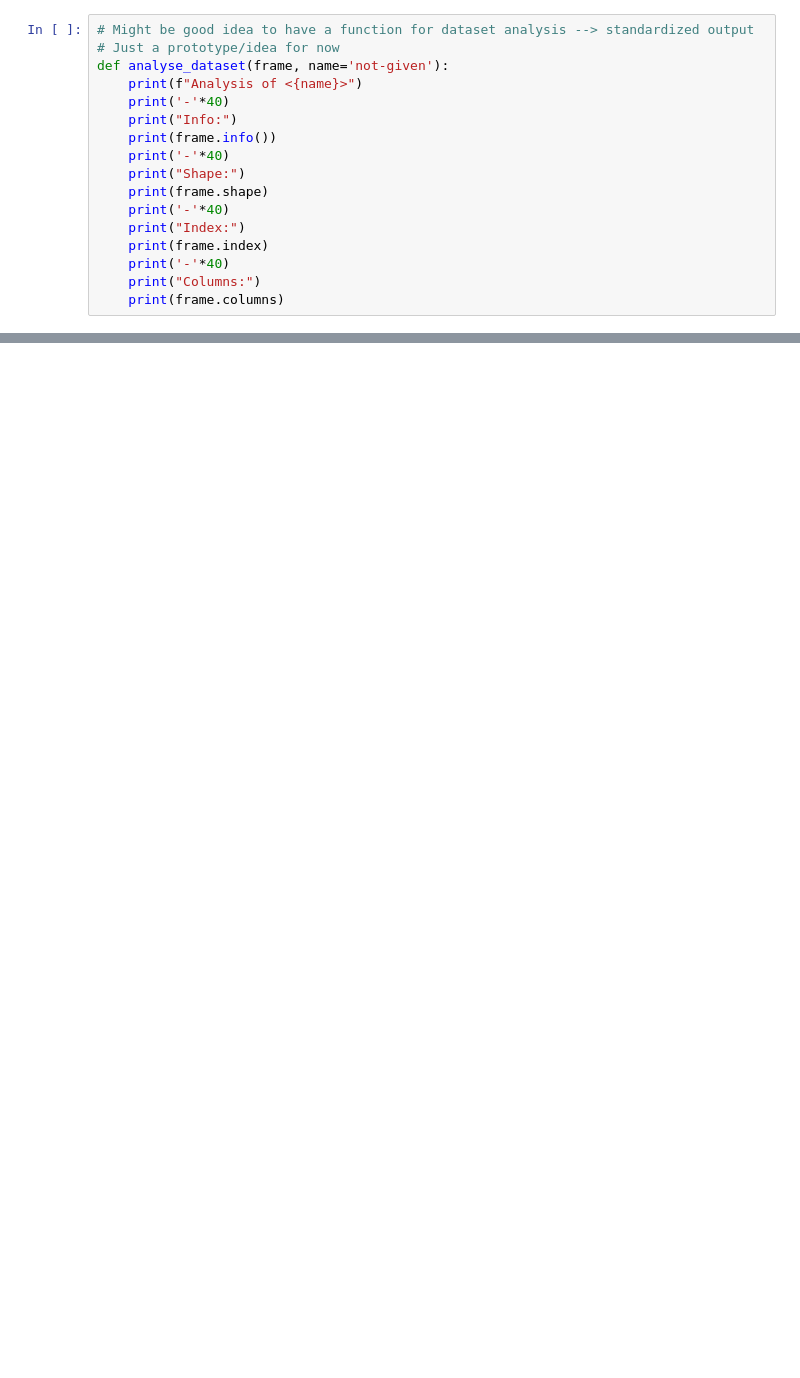
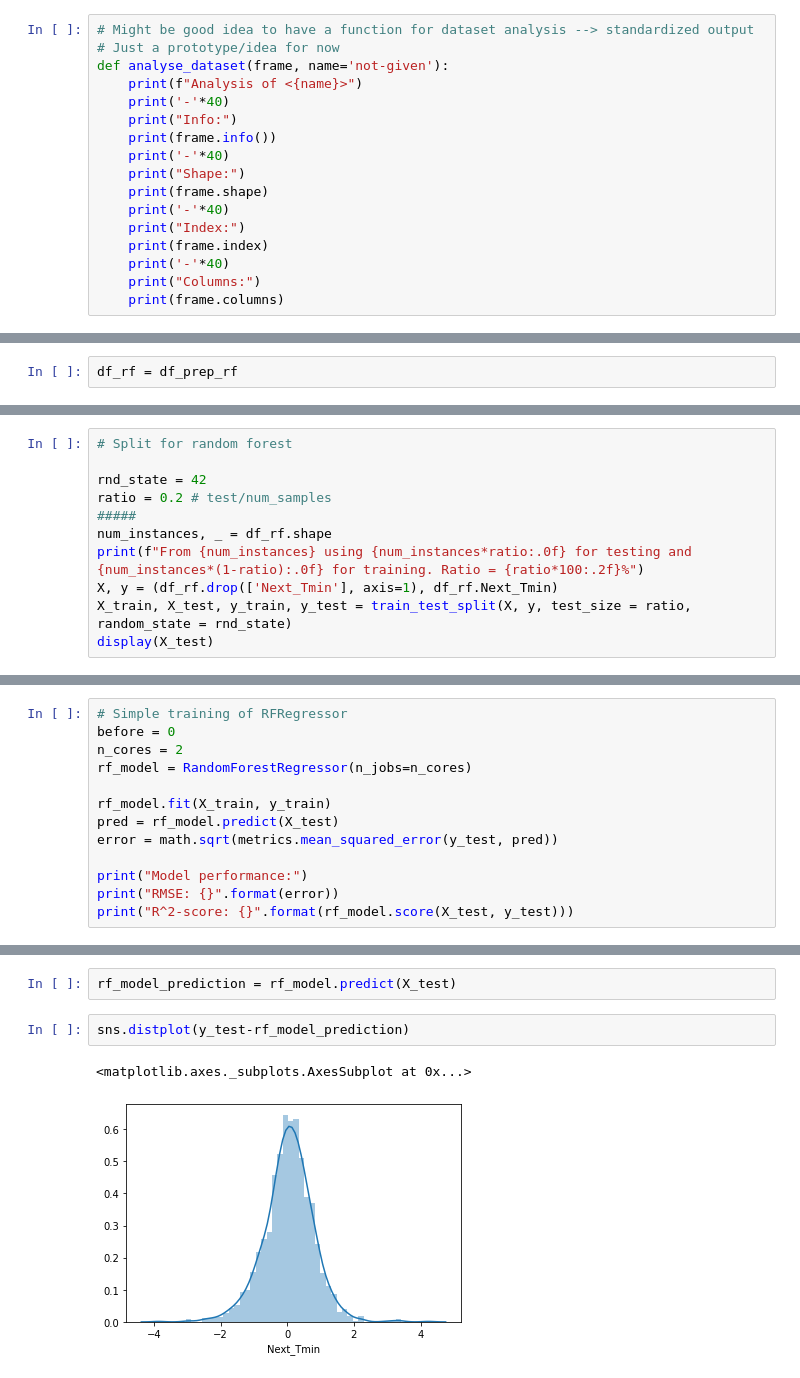
Before and after one commit to GenosW/ml-exercises, a Jupyter notebook: exercise1/bias.ipynb, the cells around one changed output, grey strips where cells are left out. Saved outputs shown, nothing was run; the diff lists cells and outputs as text; blank space fills up the shorter version.

```diff
--- a/exercise1/bias.ipynb
+++ b/exercise1/bias.ipynb
@@ -60,0 +252,2 @@ prep = data.drop(cols_to_drop, axis = 1)
+# %%
+df_rf = df_prep_rf
@@ -60,0 +268,11 @@ prep = data.drop(cols_to_drop, axis = 1)
+# %%
+# Split for random forest
+
+rnd_state = 42
+ratio = 0.2 # test/num_samples
+#####
+num_instances, _ = df_rf.shape
+print(f"From {num_instances} using {num_instances*ratio:.0f} for testing and {num_instances*(1-ratio):.0f} for training. Ratio = {ratio*100:.2f}%")
+X, y = (df_rf.drop(['Next_Tmin'], axis=1), df_rf.Next_Tmin)
+X_train, X_test, y_train, y_test = train_test_split(X, y, test_size = ratio, random_state = rnd_state)
+display(X_test)
@@ -60,0 +294,13 @@ prep = data.drop(cols_to_drop, axis = 1)
+# %%
+# Simple training of RFRegressor
+before = 0
+n_cores = 2
+rf_model = RandomForestRegressor(n_jobs=n_cores)
+
+rf_model.fit(X_train, y_train)
+pred = rf_model.predict(X_test)
+error = math.sqrt(metrics.mean_squared_error(y_test, pred))
+
+print("Model performance:")
+print("RMSE: {}".format(error))
+print("R^2-score: {}".format(rf_model.score(X_test, y_test)))
@@ -60,0 +331,7 @@ prep = data.drop(cols_to_drop, axis = 1)
+# %%
+rf_model_prediction = rf_model.predict(X_test)
+# %%
+sns.distplot(y_test-rf_model_prediction)
+# %% [output]
+<matplotlib.axes._subplots.AxesSubplot at 0x...>
+[figure, added]
```
Also changed, not shown: parts of 47 cells of this notebook.
